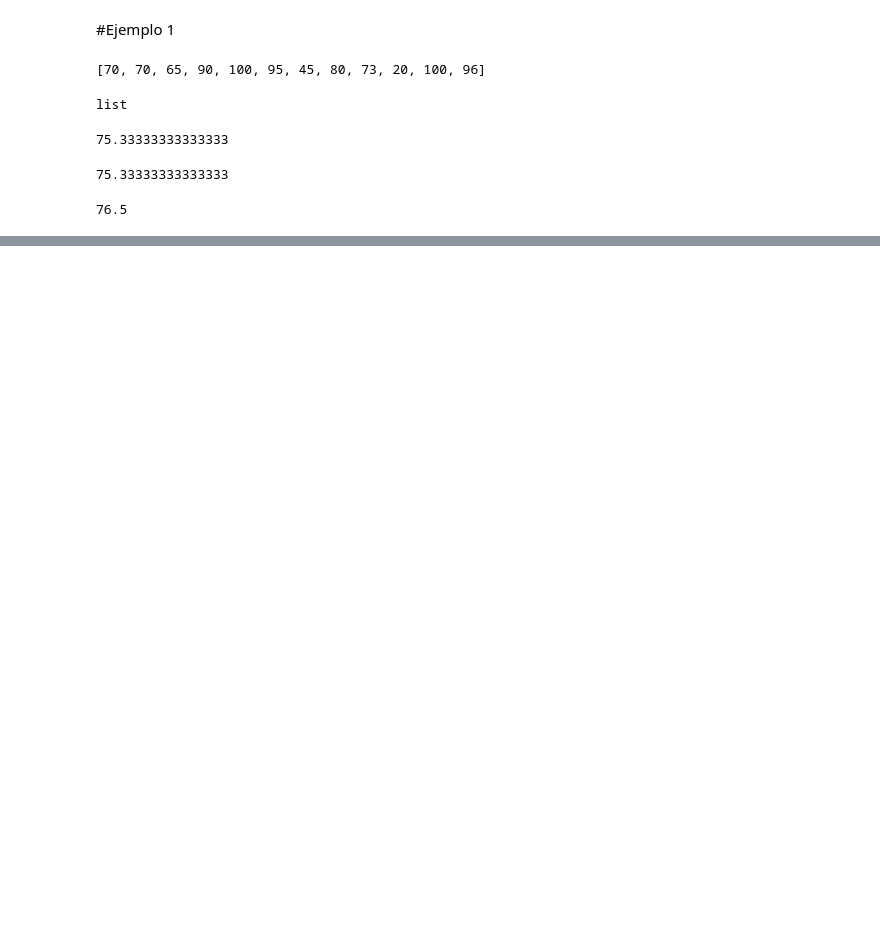
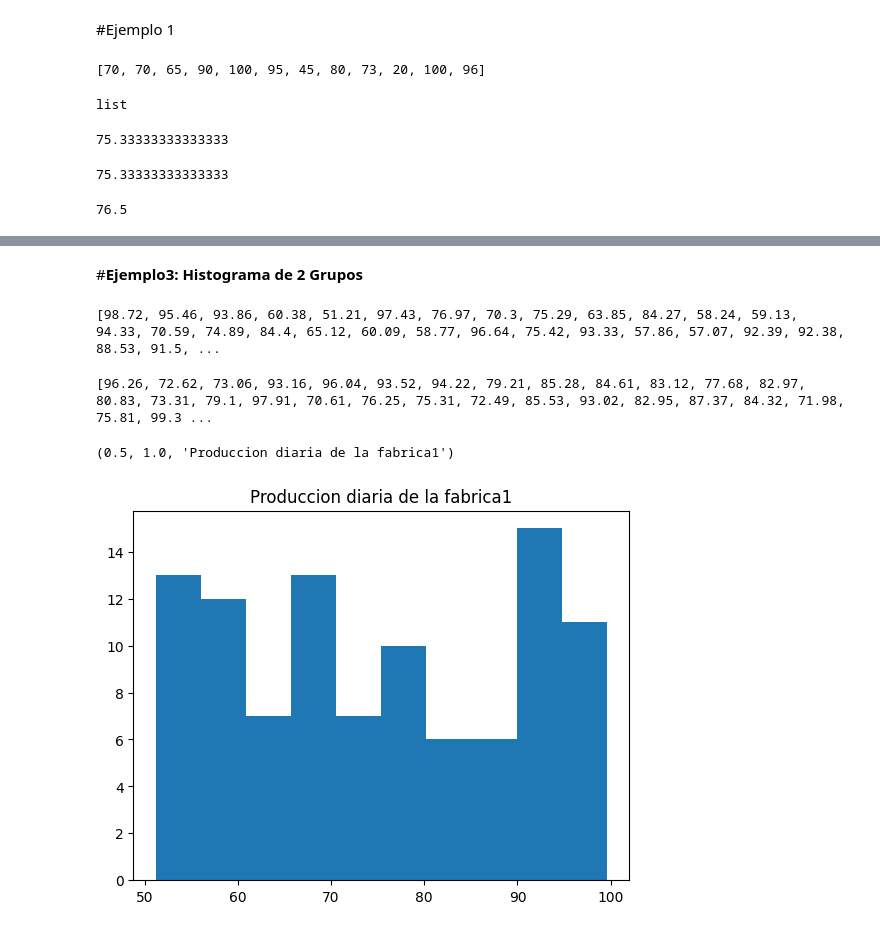
Before and after one commit to 25041095-HDEZ/Probabilidad, a Jupyter notebook: Unidad 1/PRO_U1_Practica_1.ipynb, the cells around one changed output, grey strips where cells are left out. Drawn from its saved outputs; the diff is of its cells as text; code cells hidden in the pictures; blank space fills up the shorter version.

```diff
--- a/Unidad 1/PRO_U1_Practica_1.ipynb
+++ b/Unidad 1/PRO_U1_Practica_1.ipynb
@@ -44,0 +81,2 @@ print(mediana)
+# %% [markdown]
+#**Ejemplo3: Histograma de 2 Grupos**
@@ -44,0 +86,16 @@ print(mediana)
+# %%
+fabrica1 = []
+for i in range(100):
+    numero_aleatorio = round(random.uniform(50, 100), 2)
+    fabrica1.append(numero_aleatorio)
+print(fabrica1)
+# %% [output]
+[98.72, 95.46, 93.86, 60.38, 51.21, 97.43, 76.97, 70.3, 75.29, 63.85, 84.27, 58.24, 59.13, 94.33, 70.59, 74.89, 84.4, 65.12, 60.09, 58.77, 96.64, 75.42, 93.33, 57.86, 57.07, 92.39, 92.38, 88.53, 91.5, ...
+# %%
+fabrica2 = []
+for i in range(100):
+    numero_aleatorio = round(random.uniform(70, 100), 2)
+    fabrica2.append(numero_aleatorio)
+print(fabrica2)
+# %% [output]
+[96.26, 72.62, 73.06, 93.16, 96.04, 93.52, 94.22, 79.21, 85.28, 84.61, 83.12, 77.68, 82.97, 80.83, 73.31, 79.1, 97.91, 70.61, 76.25, 75.31, 72.49, 85.53, 93.02, 82.95, 87.37, 84.32, 71.98, 75.81, 99.3 ...
@@ -44,0 +105,8 @@ print(mediana)
+# %%
+plt.hist(fabrica1)
+plt.title("Produccion diaria de la fabrica1")
+
+(0.5, 1.0, "Produccion diaria de la fabrica1")
+# %% [output]
+(0.5, 1.0, 'Produccion diaria de la fabrica1')
+[figure, added]
```
Also changed, not shown: parts of 11 cells of this notebook.
